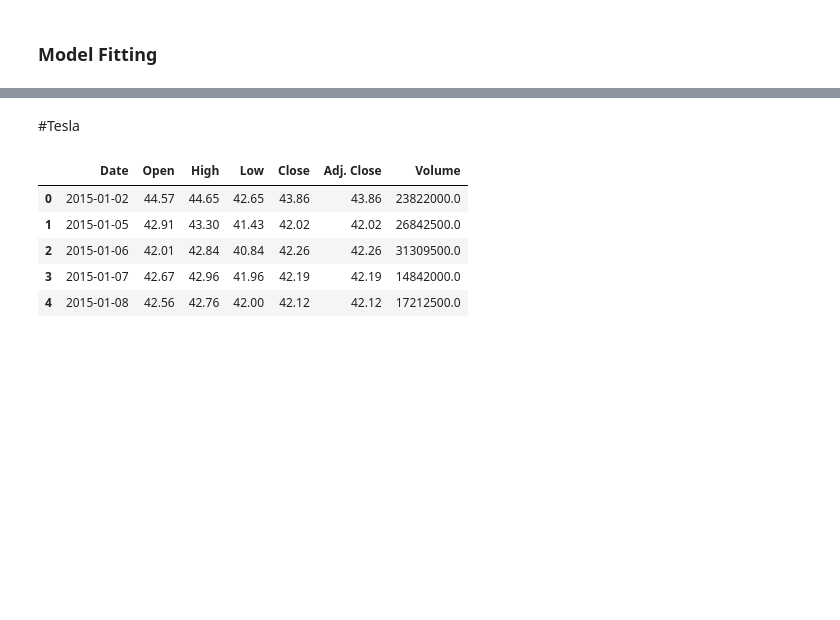
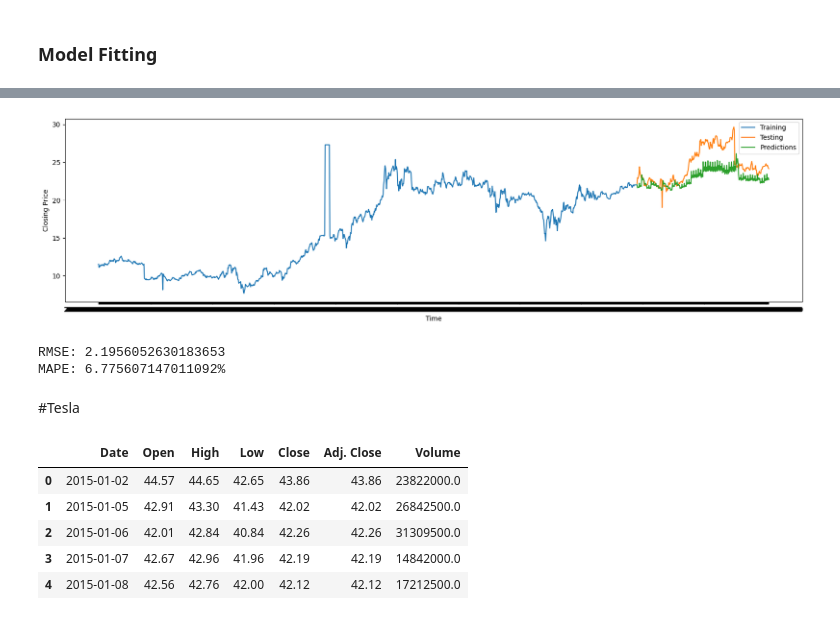
Before and after one commit to abuhmhai/Stock-Price-Prediction-X, a Jupyter notebook: Deep_Learning_Model.ipynb, the cells around one changed output, grey strips where cells are left out. Cells and saved outputs as stored; diff of their text form; code cells hidden in the pictures; blank space fills up the shorter version.

```diff
--- a/Deep_Learning_Model.ipynb
+++ b/Deep_Learning_Model.ipynb
@@ -253,0 +269,2 @@ MAPE: 0.02681590918683445
+# %%
+ACB_prediction = ACB_Model.predict(ACB_Test_X)
@@ -254,3 +273,57 @@ MAPE: 0.02681590918683445
+# %%
+import pandas as pd
+import matplotlib.pyplot as plt
+
+# Define the start date of testing period
+test_start_date = '2023-07-21'
+
+# Ensure that ACB_Test_Y and ACB_prediction are 1-dimensional
+ACB_Test_Y = np.ravel(ACB_Test_Y)  # Flatten if necessary
+ACB_prediction = np.ravel(ACB_prediction)  # Flatten if necessary
+
+# Create a DataFrame for testing data
+# Ensure dates for the testing period align with the length of ACB_Test_Y
+ACB_Test_Data = pd.DataFrame({
+    'Date': ACB['Date'][ACB['Date'] >= test_start_date].reset_index(drop=True)[:len(ACB_Test_Y)],
+    'Adj. Close': ACB_Test_Y
+})
+
+# Add predictions to the DataFrame
+ACB_Test_Data['Predictions'] = ACB_prediction
+
+# Plotting
+plt.figure(figsize=(20, 5))
+
+# Plot Training Data
+plt.plot(ACB['Date'][ACB['Date'] < test_start_date], ACB['Adj. Close'][ACB['Date'] < test_start_date], label='Training')
+
+# Plot Testing Data
+plt.plot(ACB_Test_Data['Date'], ACB_Test_Data['Adj. Close'], label='Testing')
+
+# Plot Predictions
+plt.plot(ACB_Test_Data['Date'], ACB_Test_Data['Predictions'], label='Predictions')
+
+plt.xlabel('Time')
+plt.ylabel('Closing Price')
+plt.legend(loc='best')
+plt.show()
+# %% [output]
+[figure, added]
+# %%
+
+# Ensure that ACB_Test_Y and ACB_prediction are 1-dimensional and have the same length
+ACB_Test_Y = np.ravel(ACB_Test_Y)
+ACB_prediction = np.ravel(ACB_prediction)
+# Calculate RMSE
+rmse = math.sqrt(mean_squared_error(ACB_Test_Y, ACB_prediction))
+print(f'RMSE: {rmse}')
+
+# Calculate MAPE
+mape = np.mean(np.abs((ACB_Test_Y - ACB_prediction) / ACB_Test_Y)) * 100
+print(f'MAPE: {mape}%')
+# %% [output]
+RMSE: 2.1956052630183653
+MAPE: 6.775607147011092%
 # %% [markdown]
 #Tesla
 # %%
```
Also changed, not shown: parts of 23 cells of this notebook, 2 other files.
